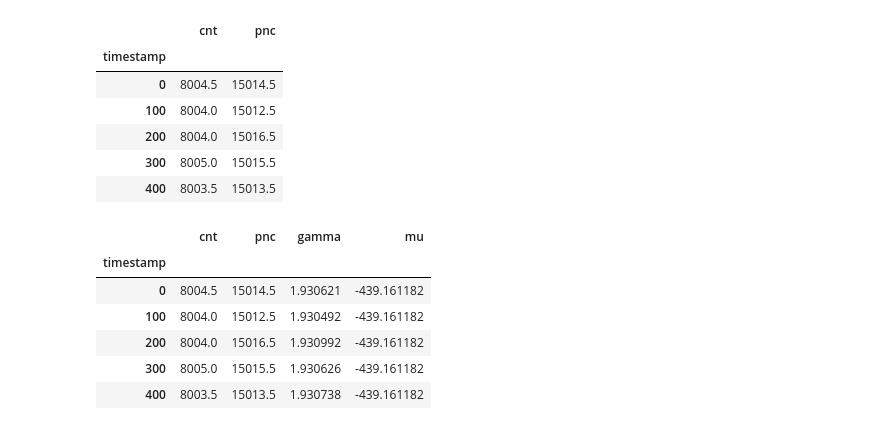
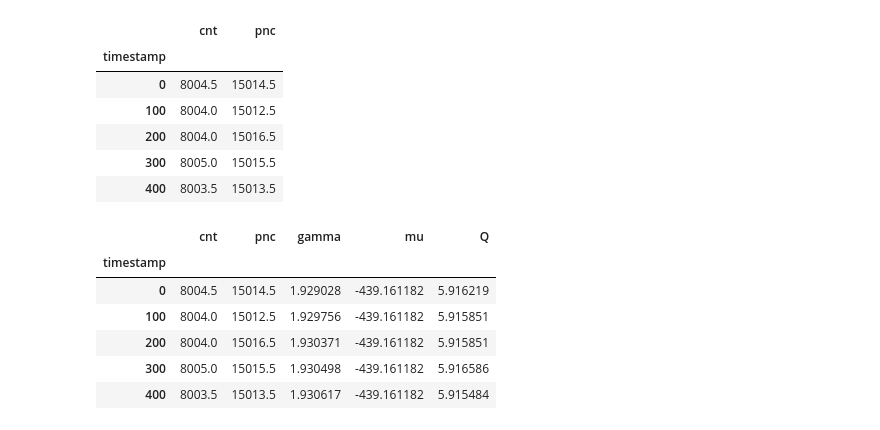
Before and after one commit to andrewchen0028/prosperity, a Jupyter notebook: pair trading.ipynb, the cells around one changed output. Saved outputs shown, nothing was run; the diff lists cells and outputs as text; code cells hidden in the pictures.

```diff
--- a/pair trading.ipynb
+++ b/pair trading.ipynb
@@ -25,29 +25,32 @@ X = np.hstack((cnt_train['mid_price'].to_numpy().reshape(-1, 1), np.ones((cnt_tr
 Y = pnc_train['mid_price'].to_numpy().reshape(-1, 1)
 params = np.linalg.inv(X.T @ X) @ X.T @ Y
 # %%
-Q = np.asarray([[0.00021424, 0],
-                [0, 0]])
+Q = np.asarray([[4.59125883e-08, 0],
+                [0, 7.08748404e-16]])
 # %%
-km = KalmanFilter(params, Q, 1.72464704)
+km = KalmanFilter(params, Q, 2.97450649)
 # %%
 gamma = []
 mu = []
+Q = []
 
 for row in val.to_numpy():
     out = km(row[1], row[0])
     gamma.append(out[0])
     mu.append(out[1])
+    Q.append(out[2])
 
 val['gamma'] = gamma
 val['mu'] = mu
+val['Q'] = Q
 val.head()
 # %% [output]
-|  | cnt | pnc | gamma | mu |
-| timestamp |  |  |  |  |
-| 0 | 8004.5 | 15014.5 | 1.930621 | -439.161182 |
-| 100 | 8004.0 | 15012.5 | 1.930492 | -439.161182 |
-| 200 | 8004.0 | 15016.5 | 1.930992 | -439.161182 |
-| 300 | 8005.0 | 15015.5 | 1.930626 | -439.161182 |
-| 400 | 8003.5 | 15013.5 | 1.930738 | -439.161182 |
+|  | cnt | pnc | gamma | mu | Q |
+| timestamp |  |  |  |  |  |
+| 0 | 8004.5 | 15014.5 | 1.929028 | -439.161182 | 5.916219 |
+| 100 | 8004.0 | 15012.5 | 1.929756 | -439.161182 | 5.915851 |
+| 200 | 8004.0 | 15016.5 | 1.930371 | -439.161182 | 5.915851 |
+| 300 | 8005.0 | 15015.5 | 1.930498 | -439.161182 | 5.916586 |
+| 400 | 8003.5 | 15013.5 | 1.930617 | -439.161182 | 5.915484 |
 # %%
 val['spread'] = val['pnc'] - val['gamma'] * val['cnt'] - val['mu']
```
Also changed, not shown: parts of 4 cells of this notebook, 2 other files.
